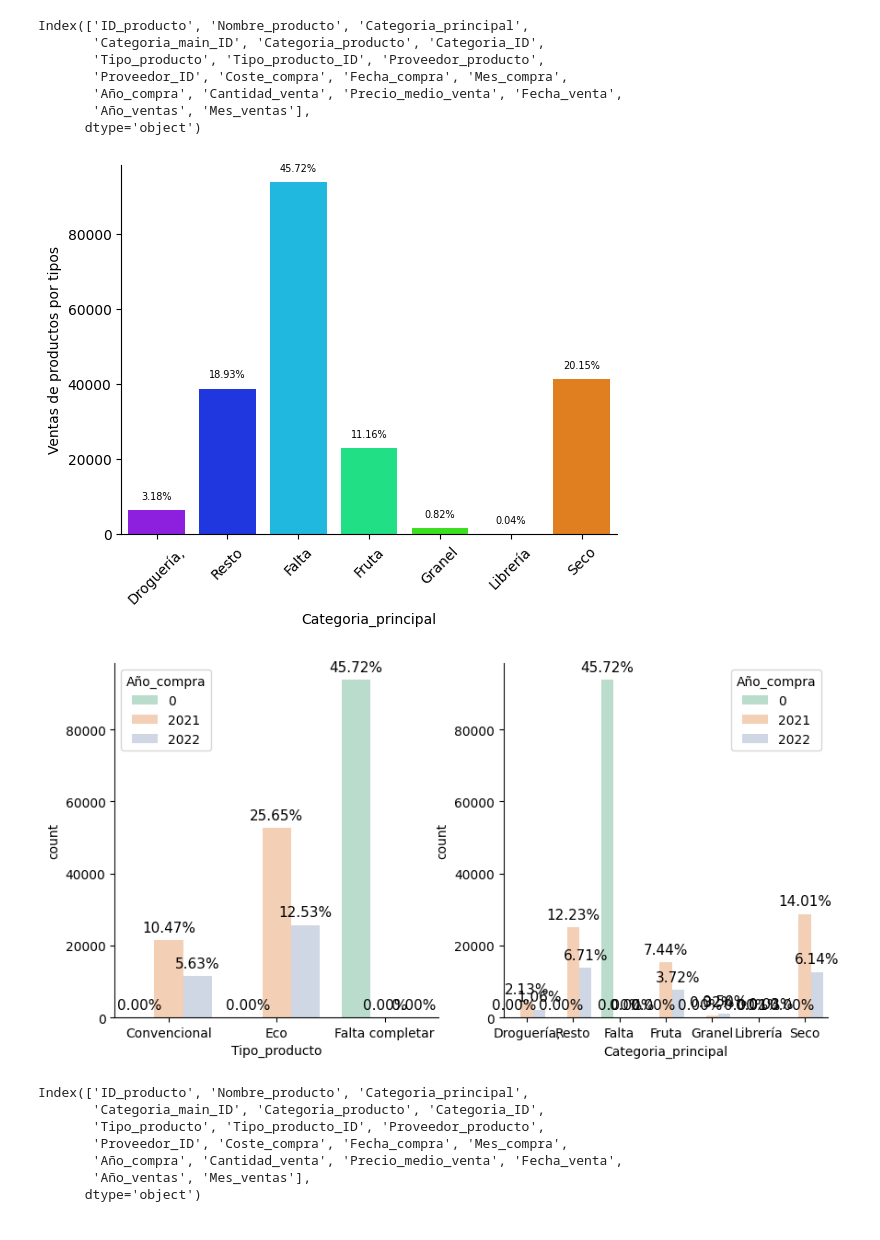
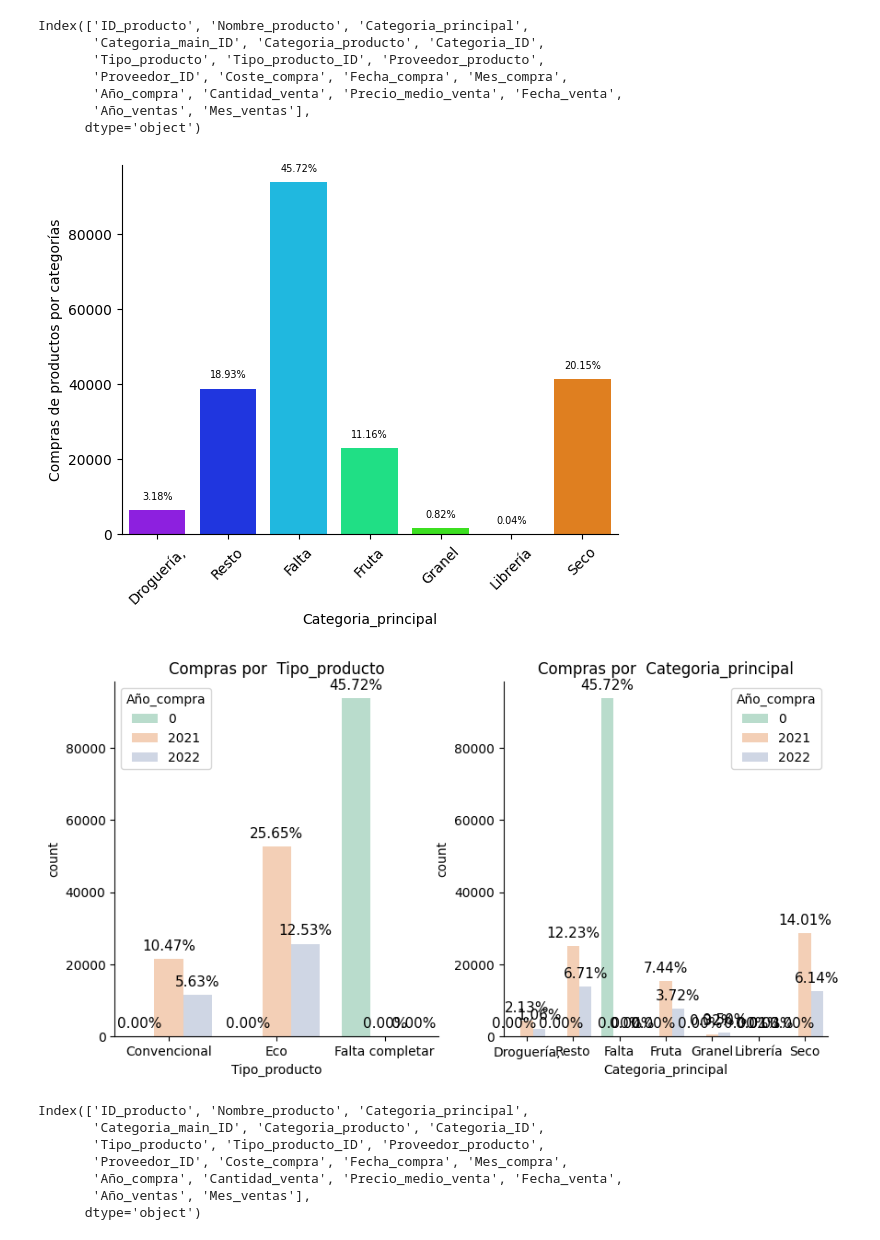
Before and after one commit to Factoria-F5-AI-Bootcamp-1-Edicion/osa_analysis, a Jupyter notebook: EDA_Compras&Ventas_LaOsa.ipynb, the cells around one changed output. Drawn from its saved outputs; the diff is of its cells as text; code cells hidden in the pictures.

```diff
--- a/EDA_Compras&Ventas_LaOsa.ipynb
+++ b/EDA_Compras&Ventas_LaOsa.ipynb
@@ -1032,7 +1032,7 @@ Index(['ID_producto', 'Nombre_producto', 'Categoria_principal',
       dtype='object')
 # %%
 ax = sns.countplot(x="Categoria_principal",data=df, palette="gist_rainbow_r")
-plt.ylabel("Ventas de productos por tipos")
+plt.ylabel("Compras de productos por categorías")
 ax.spines["top"].set_visible(False)
 ax.spines["right"].set_visible(False)
 for p in ax.patches:
@@ -1041,20 +1041,20 @@ for p in ax.patches:
 plt.xticks(rotation=45)
 plt.show()
 # %% [output]
-[figure, old version]
+[figure, new version]
 # %%
 coveriables=["Tipo_producto","Categoria_principal"]
 fig,axes=plt.subplots(nrows=1,ncols=2,figsize=(10,5))
 for i,item in enumerate(coveriables):
     plt.subplot(1,2,(i+1))
     ax = sns.countplot(x=item,hue="Año_compra",data=df,palette="Pastel2")
     plt.xlabel(str(item))
-    #plt.title("stroke by "+str(item))
+    plt.title("Compras por  "+str(item))
     i=i+1
     annot_plot(ax)
 plt.show()
 # %% [output]
-[figure, old version]
+[figure, new version]
 # %%
 df.columns
 # %% [output]
```
Also changed, not shown: parts of 7 cells of this notebook.
